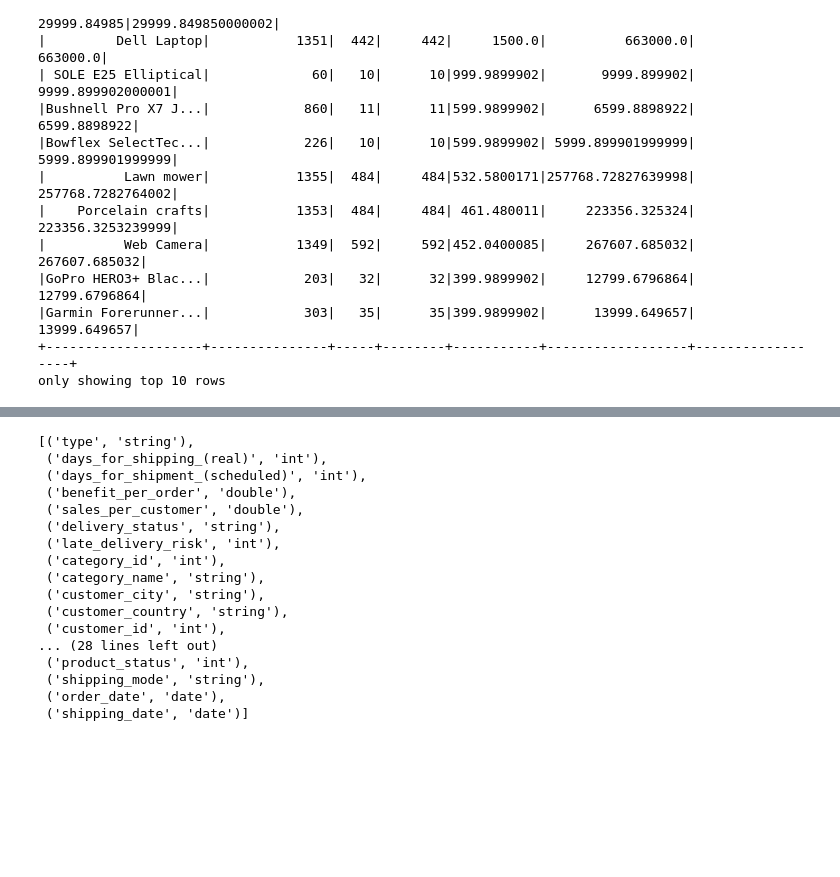
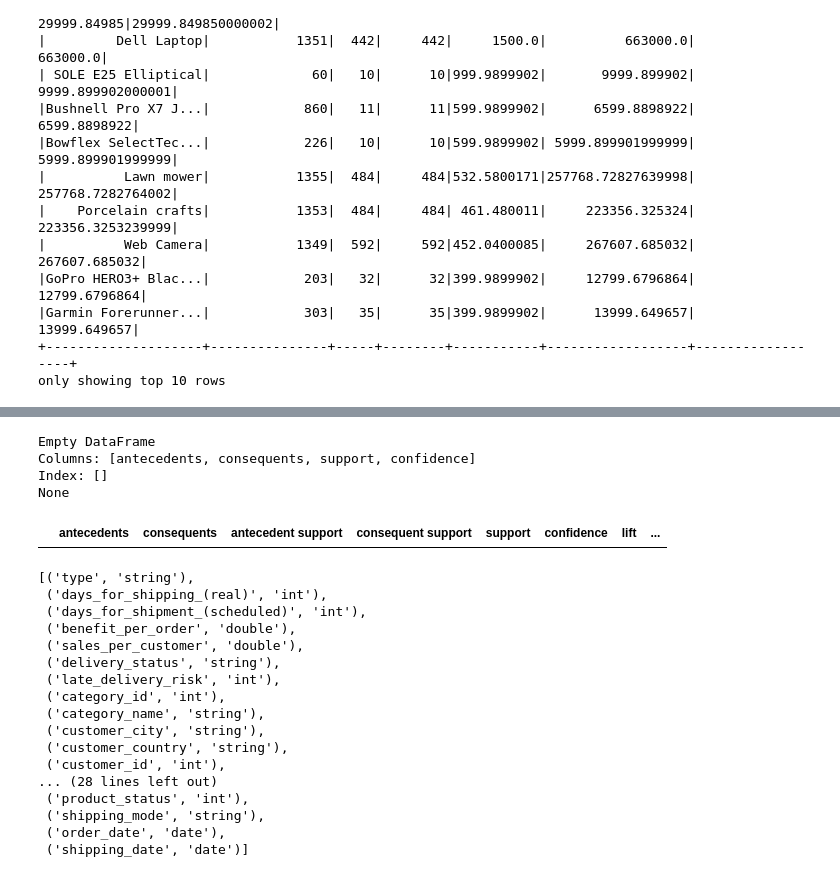
Before and after one commit to SunithAreng/DSS_Project_DataCo, a Jupyter notebook: Exploration.ipynb, the cells around one changed output, grey strips where cells are left out. Saved outputs shown, nothing was run; the diff lists cells and outputs as text; code cells hidden in the pictures; blank space fills up the shorter version.

```diff
--- a/Exploration.ipynb
+++ b/Exploration.ipynb
@@ -208,3 +326,15 @@ only showing top 10 rows
+# %%
+rules = association_rules(frequent_items, metric = 'confidence', min_threshold = 0.7)
+print(print(rules[['antecedents', 'consequents', 'support', 'confidence']]))
+# %% [output]
+Empty DataFrame
+Columns: [antecedents, consequents, support, confidence]
+Index: []
+None
+# %%
+rules.sort_values(by = ['confidence'], ascending = False)
+# %% [output]
+|  | antecedents | consequents | antecedent support | consequent support | support | confidence | lift | ... |
 # %%
 df.dtypes
 # %% [output]
```
Also changed, not shown: parts of 12 cells of this notebook, 2 other files.
